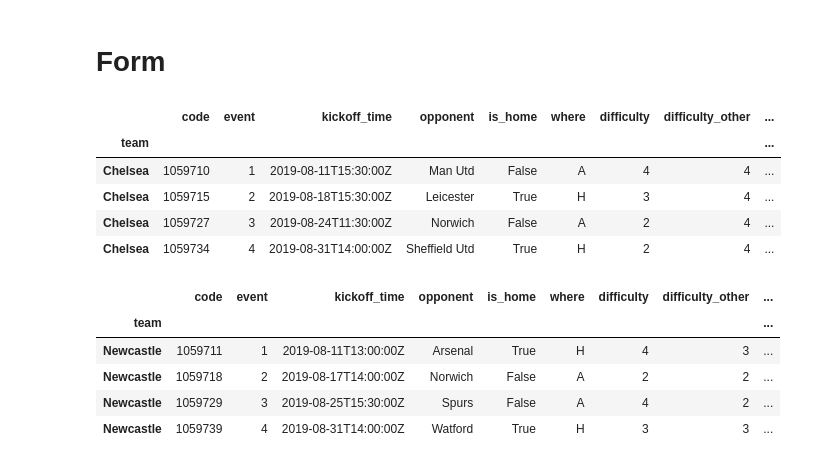
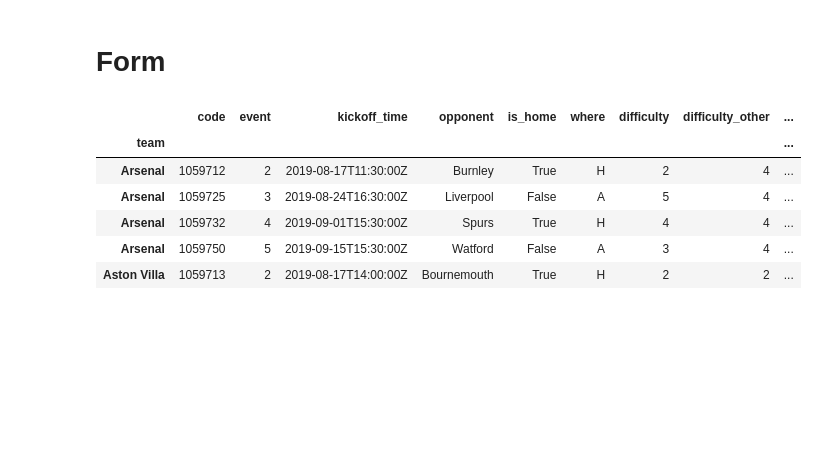
Before and after one commit to antoniaelek/fantasy-premier-league, a Jupyter notebook: notebooks/teams.ipynb, the cells around one changed output. Cells and saved outputs as stored; diff of their text form; code cells hidden in the pictures; blank space fills up the shorter version.

```diff
--- a/notebooks/teams.ipynb
+++ b/notebooks/teams.ipynb
@@ -21,7 +23,7 @@ import chart_studio.plotly as py
 #chart_studio .tools.set_credentials_file(username='user', api_key='***')
 # %%
 season='2019-20'
-base_path = 'C:/Users/antonia/source/antoniaelek/fantasy-premier-league/scraper/'
+base_path = '../scraper/'
 # %% [markdown]
 # Fixtures
 # %%
@@ -125,7 +109,11 @@ def form(season, base_path, no_fixtures=6):
     for club in clubs:
         df = get_past_team_fixtures_data(club,base_path,season).tail(no_fixtures)
         df['team']=club
+        df['location']=df['where']
         df['points']=df.apply(points, axis=1)
+        df['result']=df.apply(result, axis=1)
+        df['result_type']=df.apply(resultType, axis=1)
+        df['description']=df.apply(description, axis=1)
         df['fixture_form']=(df['scored']-df['concieved']+1)*df['relative_difficulty']*0.33
         df['i']=[1 + x * 0.1 for x in range(0,no_fixtures)]
         df['form']=df['i']*df['fixture_form']
@@ -148,26 +136,35 @@ def points(row):
         points += (3-points)
 
     return points
+
+
+def result(row):
+    if row.is_home:
+        return str(int(row.scored)) + ':' + str(int(row.concieved))
+    return str(int(row.concieved)) + ':' + str(int(row.scored))
+
+
+def resultType(row):
+    if row.scored > row.concieved:
+        return 'W'
+    elif row.scored < row.concieved:
+        return 'L'
+    return 'D'
+
+def description(row):
+    return row.result + ' vs ' + row.opponent + ' (' + row.location + ')'
 # %%
 df_form = form(season, base_path,no_fixtures=4)
-# %%
-df_form.loc['Chelsea']
-# %% [output]
-|  | code | event | kickoff_time | opponent | is_home | where | difficulty | difficulty_other | ... |
-| team |  |  |  |  |  |  |  |  | ... |
-| Chelsea | 1059710 | 1 | 2019-08-11T15:30:00Z | Man Utd | False | A | 4 | 4 | ... |
-| Chelsea | 1059715 | 2 | 2019-08-18T15:30:00Z | Leicester | True | H | 3 | 4 | ... |
-| Chelsea | 1059727 | 3 | 2019-08-24T11:30:00Z | Norwich | False | A | 2 | 4 | ... |
-| Chelsea | 1059734 | 4 | 2019-08-31T14:00:00Z | Sheffield Utd | True | H | 2 | 4 | ... |
-# %%
-df_form.loc['Newcastle']
-# %% [output]
-|  | code | event | kickoff_time | opponent | is_home | where | difficulty | difficulty_other | ... |
-| team |  |  |  |  |  |  |  |  | ... |
-| Newcastle | 1059711 | 1 | 2019-08-11T13:00:00Z | Arsenal | True | H | 4 | 3 | ... |
-| Newcastle | 1059718 | 2 | 2019-08-17T14:00:00Z | Norwich | False | A | 2 | 2 | ... |
-| Newcastle | 1059729 | 3 | 2019-08-25T15:30:00Z | Spurs | False | A | 4 | 2 | ... |
-| Newcastle | 1059739 | 4 | 2019-08-31T14:00:00Z | Watford | True | H | 3 | 3 | ... |
+# %%
+df_form.head()
+# %% [output]
+|  | code | event | kickoff_time | opponent | is_home | where | difficulty | difficulty_other | ... |
+| team |  |  |  |  |  |  |  |  | ... |
+| Arsenal | 1059712 | 2 | 2019-08-17T11:30:00Z | Burnley | True | H | 2 | 4 | ... |
+| Arsenal | 1059725 | 3 | 2019-08-24T16:30:00Z | Liverpool | False | A | 5 | 4 | ... |
+| Arsenal | 1059732 | 4 | 2019-09-01T15:30:00Z | Spurs | True | H | 4 | 4 | ... |
+| Arsenal | 1059750 | 5 | 2019-09-15T15:30:00Z | Watford | False | A | 3 | 4 | ... |
+| Aston Villa | 1059713 | 2 | 2019-08-17T14:00:00Z | Bournemouth | True | H | 2 | 2 | ... |
 # %%
 def form_plot(data, no_fixtures=6,limit_form=-10):
     clubs_h = list(get_upcoming_fixtures_data(base_path, season)['team_h'].unique())
```
Also changed, not shown: parts of 4 cells of this notebook, 2 other files.
